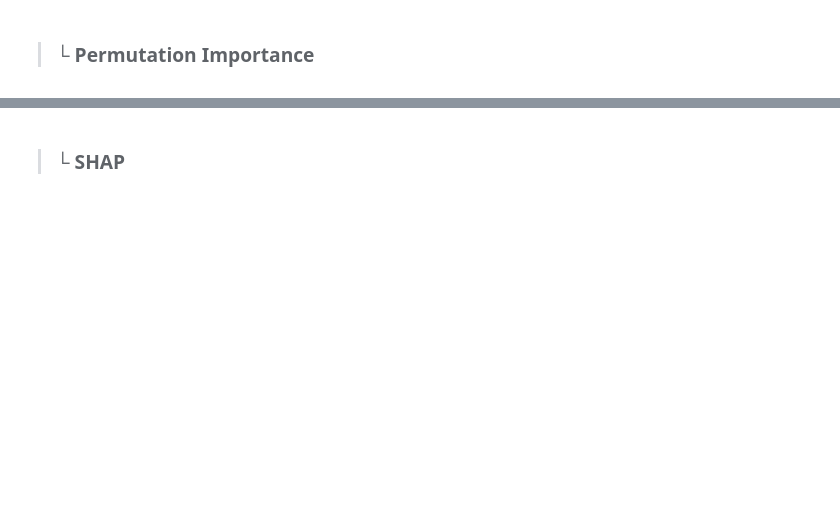
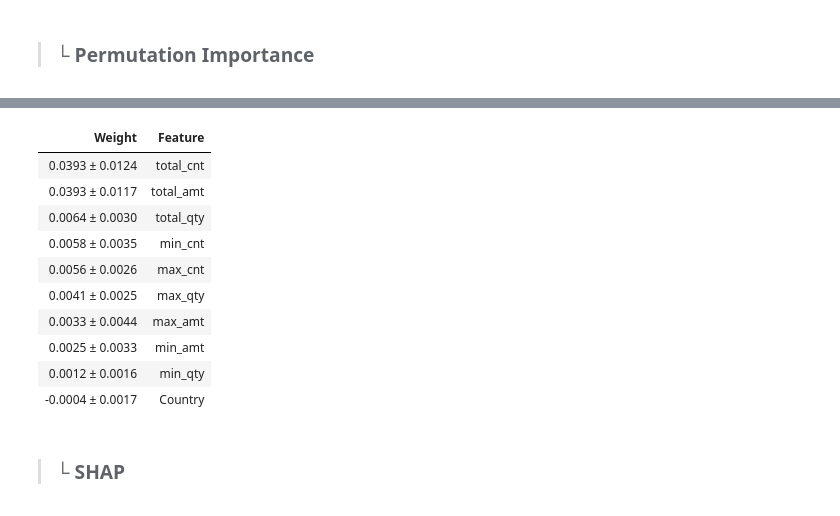
Before and after one commit to asyncFlow-dad/TIL_python, a Jupyter notebook: TIL/data analysis/Part 3. 데이터 분석 프로세스 (step by step).ipynb, the cells around one changed output, grey strips where cells are left out. Cells and saved outputs as stored; diff of their text form; code cells hidden in the pictures; blank space fills up the shorter version.

```diff
--- a/TIL/data analysis/Part 3. 데이터 분석 프로세스 (step by step).ipynb
+++ b/TIL/data analysis/Part 3. 데이터 분석 프로세스 (step by step).ipynb
@@ -2288,3 +2435,33 @@ eli5.show_weights(perm, top = 11, feature_names = x_train.columns.tolist())
+# %%
+# ▶ LGBM Model
+# NOTE: PermutationImportance requires all input features to be numeric.
+# Convert categorical/object columns to numeric (e.g. using LabelEncoder or pd.get_dummies).
+from sklearn.preprocessing import LabelEncoder
+
+# Identify columns of object (categorical) type
+categorical_cols_lgbm = x_train.select_dtypes(include=['object']).columns
+
+# Copy x_train to avoid changing the original
+x_train_lgbm_numeric = x_train.copy()
+for col in categorical_cols_lgbm:
+    le = LabelEncoder()
+    x_train_lgbm_numeric[col] = le.fit_transform(x_train[col].astype(str))
+
+# Apply PermutationImportance to the numeric data
+perm = PermutationImportance(LGBM, random_state=3).fit(x_train_lgbm_numeric, y_train)
+eli5.show_weights(perm, top=11, feature_names=x_train_lgbm_numeric.columns.tolist())
+# %% [output]
+| Weight | Feature |
+| 0.0393 ± 0.0124 | total_cnt |
+| 0.0393 ± 0.0117 | total_amt |
+| 0.0064 ± 0.0030 | total_qty |
+| 0.0058 ± 0.0035 | min_cnt |
+| 0.0056 ± 0.0026 | max_cnt |
+| 0.0041 ± 0.0025 | max_qty |
+| 0.0033 ± 0.0044 | max_amt |
+| 0.0025 ± 0.0033 | min_amt |
+| 0.0012 ± 0.0016 | min_qty |
+| -0.0004 ± 0.0017 | Country |
 # %% [markdown]
 > ### **└ SHAP**
 # %%
```
Also changed, not shown: parts of 34 cells of this notebook, 2 other files.
